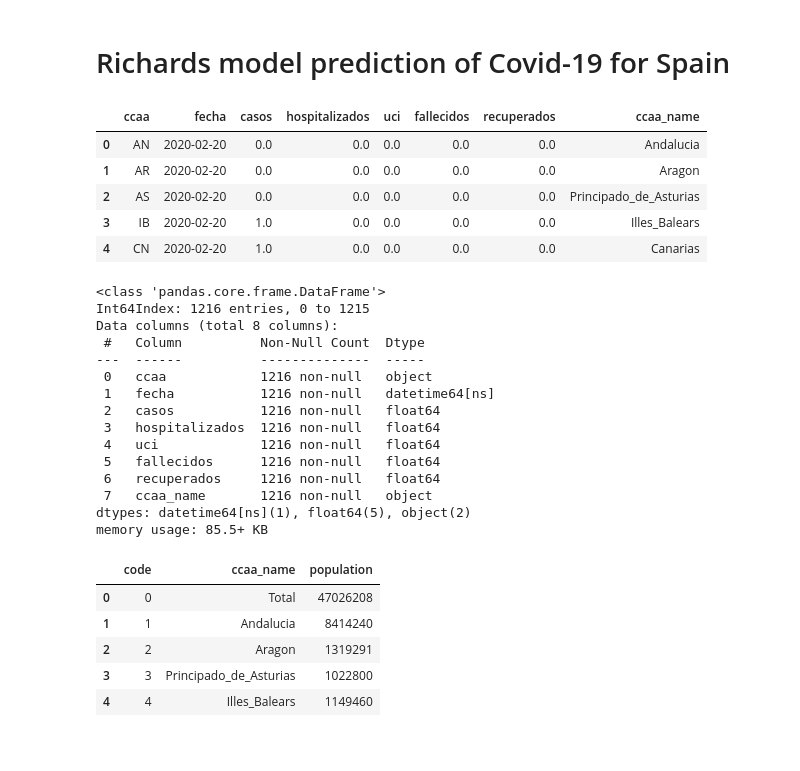
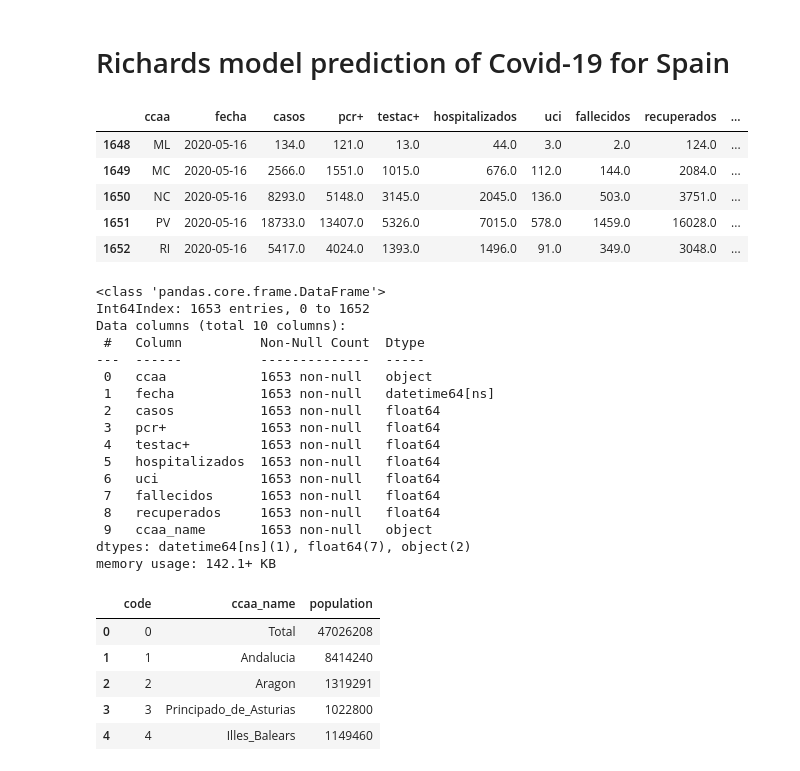
Before and after one commit to jorivero83/covid19, a Jupyter notebook: covid_spain.ipynb, the cells around one changed output. Drawn from its saved outputs; the diff is of its cells as text; code cells hidden in the pictures.

```diff
--- a/covid_spain.ipynb
+++ b/covid_spain.ipynb
@@ -17,42 +17,45 @@ map_code_name = {'AN': 'Andalucia', 'AR': 'Aragon', 'AS': 'Principado_de_Asturia
                  'VC': 'Comunidad_Valenciana', 'CE': 'Ceuta', 'ML': 'Melilla'}
 # %%
 # Source: https://covid19.isciii.es/
-df_input = pd.read_csv('data/spain_data_ccaa.csv', sep=',', decimal='.',
+df_input = pd.read_csv('data/agregados.csv', sep=',', decimal='.',
                        error_bad_lines=False, encoding='ISO-8859-15',dtype='object')
 df_input.columns = df_input.columns.map(lambda x: str(x).lower())
 df_input = df_input[df_input['ccaa'].map(lambda x: len(str(x))<3)]
 df_input['ccaa_name'] = df_input['ccaa'].map(map_code_name)
 df_input['fecha'] = pd.to_datetime(df_input['fecha'], format='%d/%m/%Y')
 df_input = df_input.fillna(0)
-cols_num = ['casos','hospitalizados','uci','fallecidos','recuperados']
+cols_num = ['casos','pcr+', 'testac+','hospitalizados','uci','fallecidos','recuperados']
 for v in cols_num:
     df_input[v] = df_input[v].astype(float)
-df_input.head(5)
+df_input['casos'] = df_input['casos'] + df_input['pcr+'] + df_input['testac+']
+df_input.tail(5)
 # %% [output]
-|  | ccaa | fecha | casos | hospitalizados | uci | fallecidos | recuperados | ccaa_name |
-| 0 | AN | 2020-02-20 | 0.0 | 0.0 | 0.0 | 0.0 | 0.0 | Andalucia |
-| 1 | AR | 2020-02-20 | 0.0 | 0.0 | 0.0 | 0.0 | 0.0 | Aragon |
-| 2 | AS | 2020-02-20 | 0.0 | 0.0 | 0.0 | 0.0 | 0.0 | Principado_de_Asturias |
-| 3 | IB | 2020-02-20 | 1.0 | 0.0 | 0.0 | 0.0 | 0.0 | Illes_Balears |
-| 4 | CN | 2020-02-20 | 1.0 | 0.0 | 0.0 | 0.0 | 0.0 | Canarias |
+|  | ccaa | fecha | casos | pcr+ | testac+ | hospitalizados | uci | fallecidos | recuperados | ... |
+| 1648 | ML | 2020-05-16 | 134.0 | 121.0 | 13.0 | 44.0 | 3.0 | 2.0 | 124.0 | ... |
+| 1649 | MC | 2020-05-16 | 2566.0 | 1551.0 | 1015.0 | 676.0 | 112.0 | 144.0 | 2084.0 | ... |
+| 1650 | NC | 2020-05-16 | 8293.0 | 5148.0 | 3145.0 | 2045.0 | 136.0 | 503.0 | 3751.0 | ... |
+| 1651 | PV | 2020-05-16 | 18733.0 | 13407.0 | 5326.0 | 7015.0 | 578.0 | 1459.0 | 16028.0 | ... |
+| 1652 | RI | 2020-05-16 | 5417.0 | 4024.0 | 1393.0 | 1496.0 | 91.0 | 349.0 | 3048.0 | ... |
 # %%
 df_input.info()
 # %% [output]
 <class 'pandas.core.frame.DataFrame'>
-Int64Index: 1216 entries, 0 to 1215
-Data columns (total 8 columns):
+Int64Index: 1653 entries, 0 to 1652
+Data columns (total 10 columns):
  #   Column          Non-Null Count  Dtype
 ---  ------          --------------  -----
- 0   ccaa            1216 non-null   object
- 1   fecha           1216 non-null   datetime64[ns]
- 2   casos           1216 non-null   float64
- 3   hospitalizados  1216 non-null   float64
- 4   uci             1216 non-null   float64
- 5   fallecidos      1216 non-null   float64
- 6   recuperados     1216 non-null   float64
- 7   ccaa_name       1216 non-null   object
-dtypes: datetime64[ns](1), float64(5), object(2)
-memory usage: 85.5+ KB
+ 0   ccaa            1653 non-null   object
+ 1   fecha           1653 non-null   datetime64[ns]
+ 2   casos           1653 non-null   float64
+ 3   pcr+            1653 non-null   float64
+ 4   testac+         1653 non-null   float64
+ 5   hospitalizados  1653 non-null   float64
+ 6   uci             1653 non-null   float64
+ 7   fallecidos      1653 non-null   float64
+ 8   recuperados     1653 non-null   float64
+ 9   ccaa_name       1653 non-null   object
+dtypes: datetime64[ns](1), float64(7), object(2)
+memory usage: 142.1+ KB
 # %%
 df_pop = pd.read_csv('data/spain_population_ccaa.csv', sep=',', decimal='.', header=None)
 df_pop.columns = ['code','ccaa_name','population']
```
Also changed, not shown: parts of 10 cells of this notebook, 6 other files.
